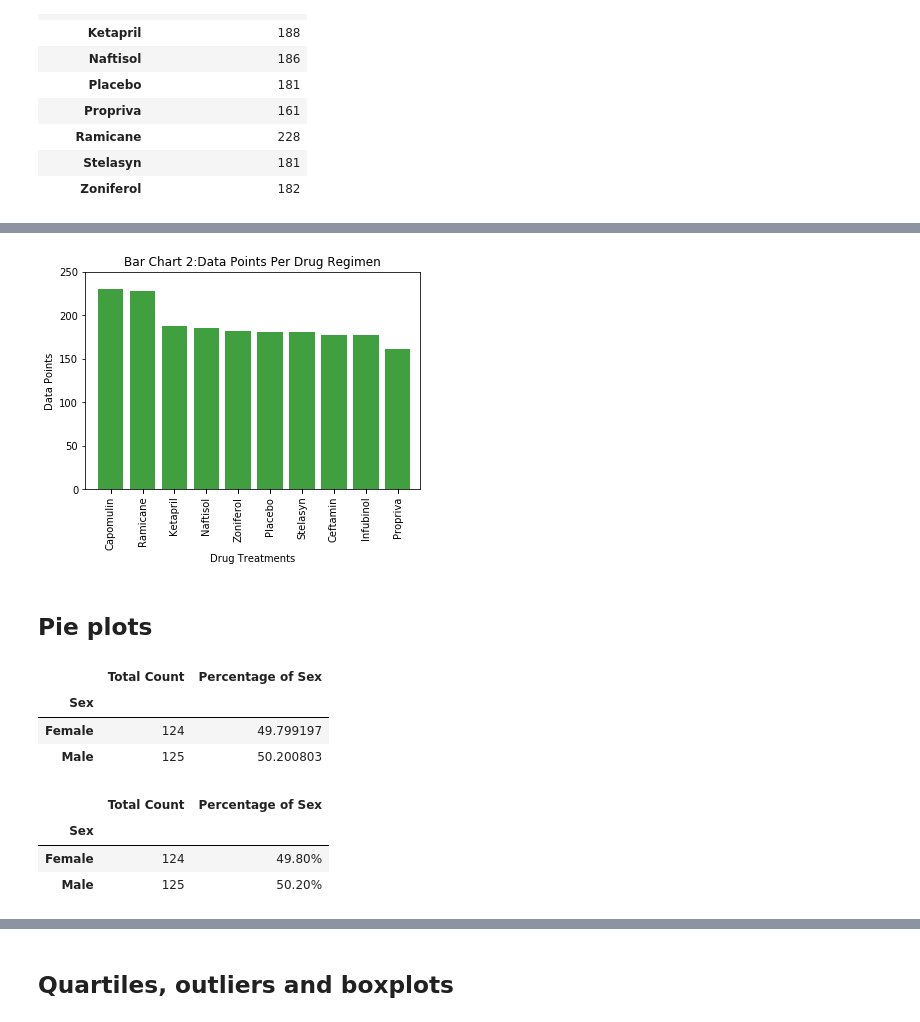
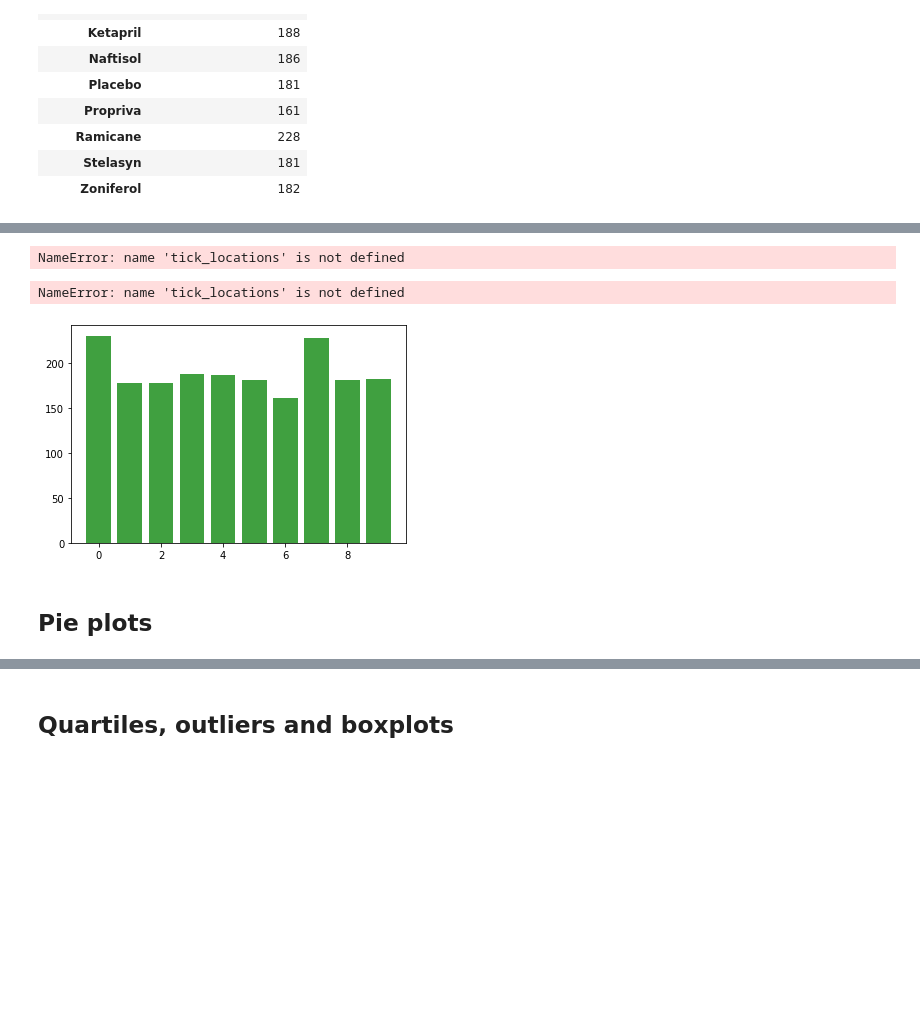
Before and after one commit to jamc7196/github_boot_camp, a Jupyter notebook: Maplotlib-challenge/Pymaceuticals/pymaceuticals_starter.ipynb, the cells around one changed output, grey strips where cells are left out. Saved outputs shown, nothing was run; the diff lists cells and outputs as text; code cells hidden in the pictures; blank space fills up the shorter version.

```diff
--- a/Maplotlib-challenge/Pymaceuticals/pymaceuticals_starter.ipynb
+++ b/Maplotlib-challenge/Pymaceuticals/pymaceuticals_starter.ipynb
@@ -131,8 +96,8 @@ pandas_barchart #test succesfull chart generated
 x_axis = np.arange(len(data_points))
 x_axis
 for x in x_axis:
-    drug_labels.append(x)
+    tick_locations.append(x)
 #reset the barchart index in order to avoid errors
-barchart = BarChanaylsis.reset_index()
+barchart = barchart_analysis.reset_index()
 barchart.head() #test succesfully data frame reseted and generated
 # %% [output]
@@ -145,12 +105,28 @@ barchart.head() #test succesfully data frame reseted and generated
+# %%
+# Generate a bar plot showing number of data points for each treatment regimen using pyplot
+#Stablish the x axs with len on the data points, afterwards create a loop with the tick locations of the drug regime
+x_axis = np.arange(len(data_points))
+x_axis
+
+for x in x_axis:
+
+
+    #reset the barchart index in order to avoid errors
+barchart = barchart_analysis.reset_index()
+barchart.head() #test succesfully data frame reseted and generated
+# %% [output]
+NameError: name 'tick_locations' is not defined
 # %%
+
 #format the bar chart with differentaligment color and their respective labels
-plt.bar(x_axis,  BarChanaylsis["Tumor Volume (mm3)"], color="g", alpha=0.75, align="center")
-plt.xticks(drug_labels, barchart["Drug Regimen"],rotation="vertical")
+plt.bar(x_axis, barchart_analysis["Tumor Volume (mm3)"], color="g", alpha=0.75, align="center")
+plt.xticks(tick_locations, barchart["Drug Regimen"],rotation="vertical")
 plt.xlim(-0.80, len(data_points)-.30)
 plt.ylim(0, 250)
 plt.title("Bar Chart 2:Data Points Per Drug Regimen")
 plt.xlabel("Drug Treatments")
 plt.ylabel("Data Points")
 plt.show() #test succesful chart stablish
 # %% [output]
+NameError: name 'tick_locations' is not defined
-[figure, old version]
+[figure, new version]
@@ -157,29 +137,2 @@ plt.show() #test succesful chart stablish
 # %% [markdown]
 ## Pie plots
-# %%
-#Generate a pie plot showing the distribution of female versus male mice using pandas
-#Use the groupby function to separate to create a new data frame using Mouse ID and Sex using the count function
-gendermice = mouse_study_analysis.groupby(["Mouse ID","Sex"])
-gendermice
-Data_gender = pd.DataFrame(gendermice.size())
-gender_analysis = pd.DataFrame(Data_gender.groupby(["Sex"]).count())
-gender_analysis.columns = ["Total Count"]
-#Create and format the percentage of female vs male
-gender_analysis["Percentage of Sex"] = (100*(gender_analysis["Total Count"]/gender_analysis["Total Count"].sum()))
-#format the "Percentage of Sex" column
-gender_analysis["Percentage of Sex"] = gender_analysis["Percentage of Sex"]
-gender_analysis.head()
-# %% [output]
-|  | Total Count | Percentage of Sex |
-| Sex |  |  |
-| Female | 124 | 49.799197 |
-| Male | 125 | 50.200803 |
-# %%
-#format the data frame on the 3 column with the % symbol
-genderanalysis = gender_analysis.style.format({'Percentage of Sex': '{:.2f}%'})
-genderanalysis# Test sucesfull data frame printed
-# %% [output]
-|  | Total Count | Percentage of Sex |
-| Sex |  |  |
-| Female | 124 | 49.80% |
-| Male | 125 | 50.20% |
```
Also changed, not shown: parts of 32 cells of this notebook.
